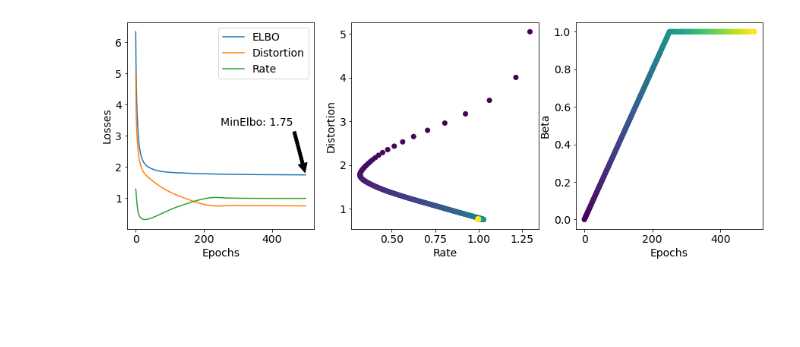
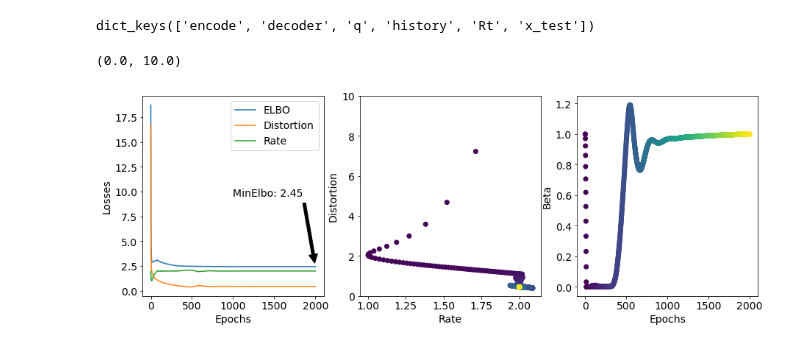
Before and after one commit to simonebmalerba/neural_VAE, a Jupyter notebook: beta_ising.ipynb, the cells around one changed output. Cells and saved outputs as stored; diff of their text form; code cells hidden in the pictures; blank space fills up the shorter version.

Commit message:
Script for different Rates

```diff
--- a/beta_ising.ipynb
+++ b/beta_ising.ipynb
@@ -50,0 +72,18 @@ x_fine = torch.linspace(x_min,x_max,1000)[:,None]
+# %%
+A = 2.4e6
+f0 = 1.52e3
+p = 2.61
+density = lambda f :  A/(f0**p + f**p)
+fs = torch.logspace(2, 4,steps=50)
+pf = density(fs)
+pf /= pf.sum()
+plt.scatter(fs,torch.log10(pf))
+plt.xscale("log")
+d = torch.distributions.categorical.Categorical(probs = pf)
+x_samples = fs[d.sample((N_SAMPLES,))[:,None]]
+x_test = fs[d.sample((50000,))[:,None]]
+x_tsorted,_ = x_test.sort(dim=0)
+x_sorted,indices = x_samples.sort(dim=0)
+x_min,x_max = x_sorted[0,:].item(),x_sorted[-1,:].item()
+x_data = torch.utils.data.DataLoader(x_samples,batch_size=BATCH_SIZE)
+x_fine = torch.linspace(x_min,x_max,1000)[:,None]
@@ -51,15 +92,16 @@ x_fine = torch.linspace(x_min,x_max,1000)[:,None]
 # %%
 #Initialize model parameters
 enc = BernoulliEncoder(N,x_min-1,x_max+1,x_sorted)
-with torch.no_grad():
-    enc.cs += np.sqrt(0.2)*torch.randn(N)
+#with torch.no_grad():
+#    enc.cs += np.sqrt(0.)*torch.randn(N)
 cs_sorted,indices = enc.cs.sort(dim=1)
 indices = torch.squeeze(indices)
+idr = np.argsort(indices)
 deltac = torch.diff(cs_sorted)
 deltac = torch.cat((deltac[0,:],deltac[:,-1]))
 #enc.cs = torch.nn.Parameter(torch.Tensor(np.linspace(x_min,x_max,num=N))[None,:])
 #enc.As = torch.nn.Parameter(5*torch.ones(N)[None,:])
-#enc.log_sigmas = torch.nn.Parameter(torch.log(2*deltac)[None,torch.sort(indices)[1]])
+enc.log_sigmas = torch.nn.Parameter(torch.log(torch.ones(N)*torch.sqrt(deltac))[None,idr])
 q = rate_ising(N)
 #q = rate_vampBernoulli(K,x_fine)
 #x_k = x_fine[random.sample(range(1000),K)]
@@ -67,12 +109,14 @@ q = rate_ising(N)
 q.J.register_hook(lambda grad: grad.fill_diagonal_(0))
 dec = MLPDecoder2n(N,M)
 fig,axs = plt.subplots(2,1,figsize=(5,5))
-axs[0].plot(x_fine,10**p_x.log_prob(x_fine).detach())
+axs[0].plot(x_sorted,torch.exp(p_x.log_prob(x_sorted)).detach())
 axs[0].set_xlabel("Stimulus")
 axs[0].set_ylabel("p(x)")
-#enc.As = torch.nn.Parameter(torch.ones(N)[None,:])
-axs[1].plot(x_fine,torch.sigmoid(enc(x_fine)).detach())
+#axs[0].plot(h.bin_edges[0:-1],torch.log10(h.hist))
+#axs[0].set_xscale("log")
+axs[1].plot(x_sorted,torch.sigmoid(enc(x_sorted)).detach())
 axs[1].set_xlabel("Stimulus")
 axs[1].set_ylabel("Encoding")
+#axs[1].set_xscale("log")
 # %% [output]
 Text(0, 0.5, 'Encoding')
@@ -129,0 +124,5 @@ Epoch: 499 || ELBO: 1.75081298828125|| Entropy: nan
+# %%
+params =   list(enc.parameters()) + list(dec.parameters())  + list(q.parameters())
+opt = torch.optim.Adam(params,1e-3)
+Rt = 2.
+history = train_Rt(enc,dec,q,x_data,opt,Rt,N_EPOCHS = 2000,lr_b = 0.1)
@@ -130,7 +157,14 @@ Epoch: 499 || ELBO: 1.75081298828125|| Entropy: nan
+# %%
+d = torch.load(PATH)
+d.keys()
+# %% [output]
+dict_keys(['encode', 'decoder', 'q', 'history', 'Rt', 'x_test'])
 # %%
-fig,ax = training_plots(lVec,dVec,rVec,bVec)
+fig,ax = training_plots(history["loss"],history["distortion"],history["rate"],history["beta"])
+ax[1].set_ylim(0,10)
 #fig.savefig("beta1_training.pdf")
 # %% [output]
+(0.0, 10.0)
-[figure, old version]
+[figure, new version]
 # %%
 fig,axs = encoder_plots(enc,x_fine)
```
Also changed, not shown: parts of 37 cells of this notebook, 4 other files.
